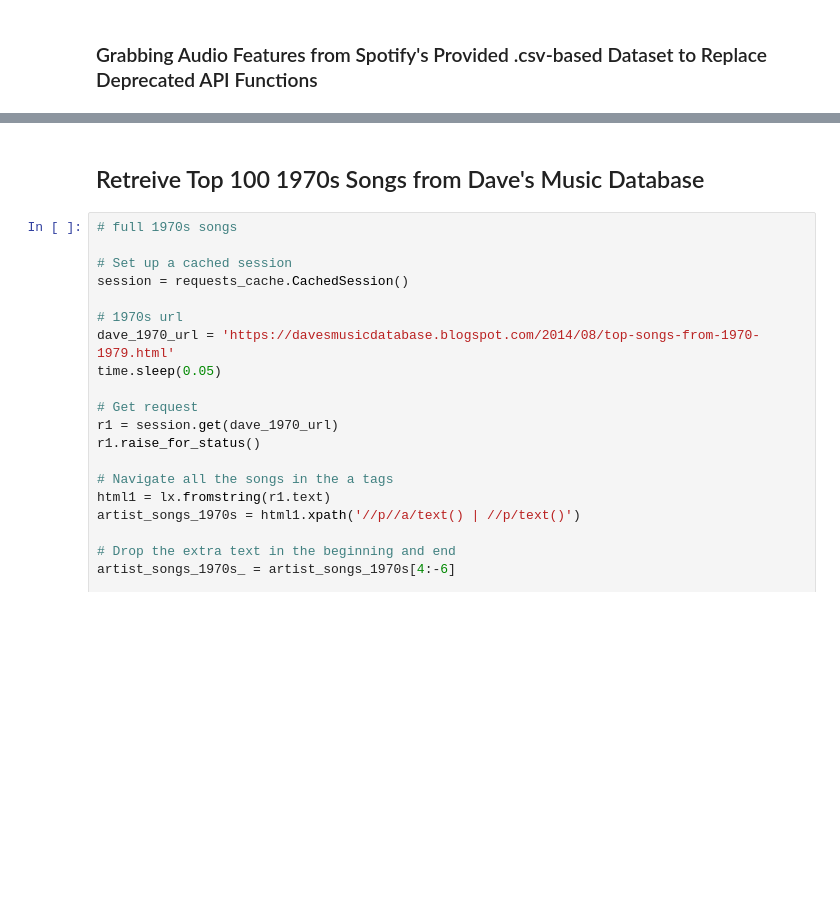
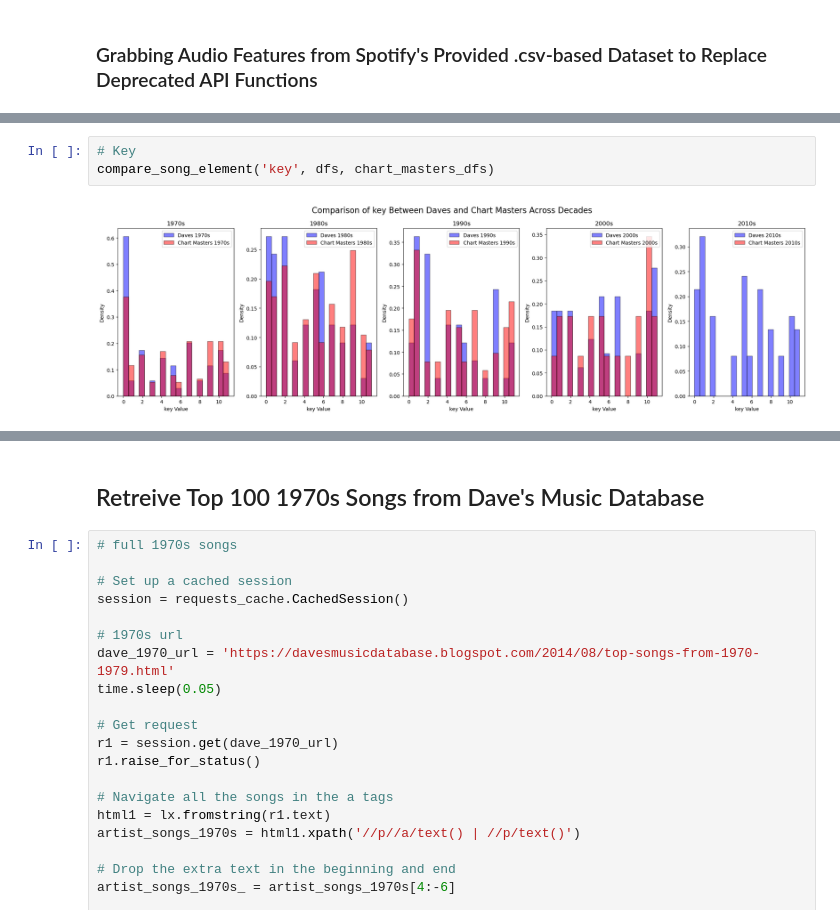
Before and after one commit to ashtonjlee/STA-141B-Final-Project, a Jupyter notebook: STA 141B Final Project .ipynb, the cells around one changed output, grey strips where cells are left out. Drawn from its saved outputs; the diff is of its cells as text; blank space fills up the shorter version.

```diff
--- a/STA 141B Final Project .ipynb
+++ b/STA 141B Final Project .ipynb
@@ -870,0 +843,5 @@ show(app, notebook_url="localhost:8888")
+# %%
+# Key
+compare_song_element('key', dfs, chart_masters_dfs)
+# %% [output]
+[figure, added]
```
Also changed, not shown: parts of 43 cells of this notebook.
